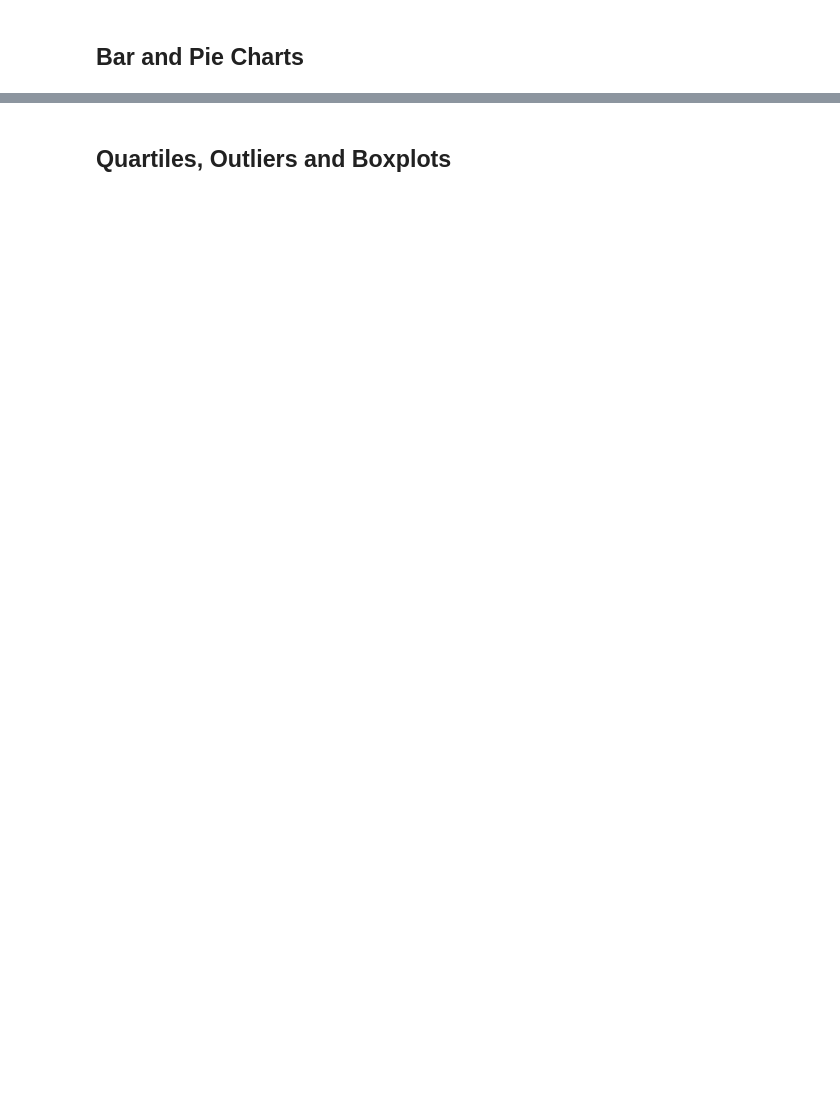
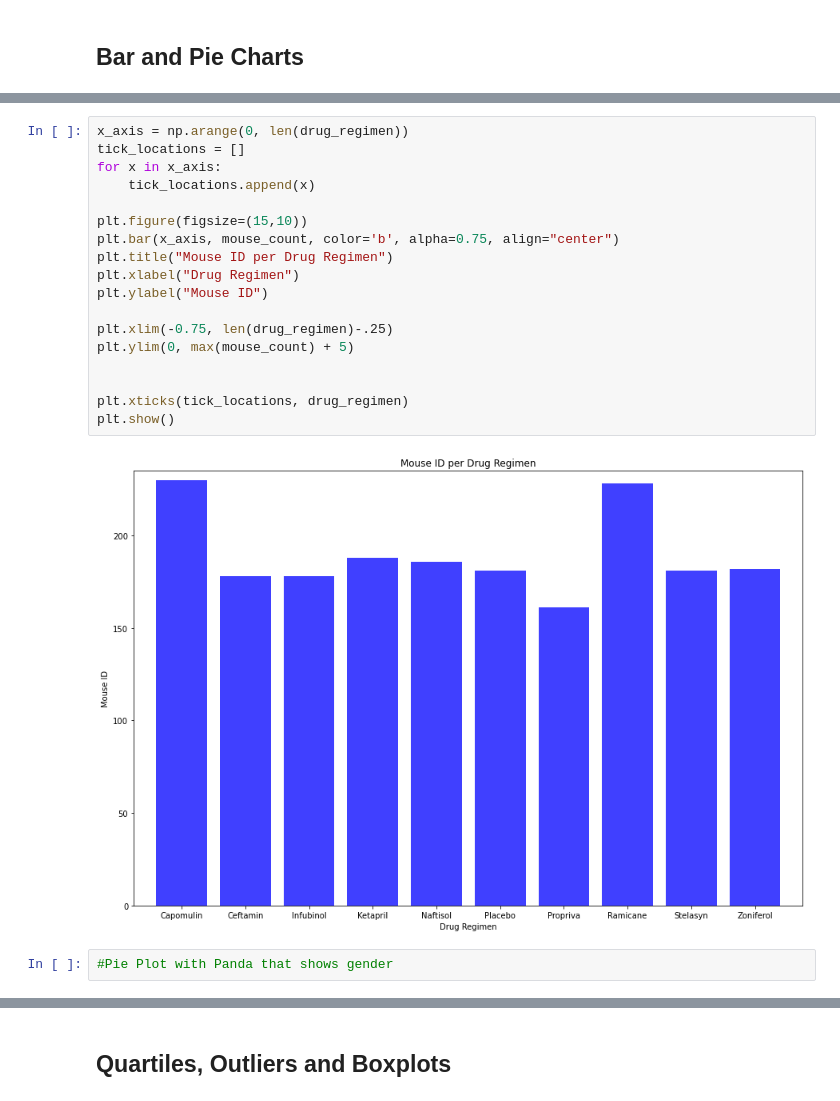
Before and after one commit to leniartemily/Pymaceuticals_Matplotlib, a Jupyter notebook: pymaceuticals_starter.ipynb, the cells around one changed output, grey strips where cells are left out. Saved outputs shown, nothing was run; the diff lists cells and outputs as text; blank space fills up the shorter version.

```diff
--- a/pymaceuticals_starter.ipynb
+++ b/pymaceuticals_starter.ipynb
@@ -85,0 +137,22 @@ len(clean_count_mouse["Mouse ID"].unique())
+# %%
+x_axis = np.arange(0, len(drug_regimen))
+tick_locations = []
+for x in x_axis:
+    tick_locations.append(x)
+
+plt.figure(figsize=(15,10))
+plt.bar(x_axis, mouse_count, color='b', alpha=0.75, align="center")
+plt.title("Mouse ID per Drug Regimen")
+plt.xlabel("Drug Regimen")
+plt.ylabel("Mouse ID")
+
+plt.xlim(-0.75, len(drug_regimen)-.25)
+plt.ylim(0, max(mouse_count) + 5)
+
+
+plt.xticks(tick_locations, drug_regimen)
+plt.show()
+# %% [output]
+[figure, added]
+# %%
+#Pie Plot with Panda that shows gender
```
Also changed, not shown: parts of 28 cells of this notebook.
